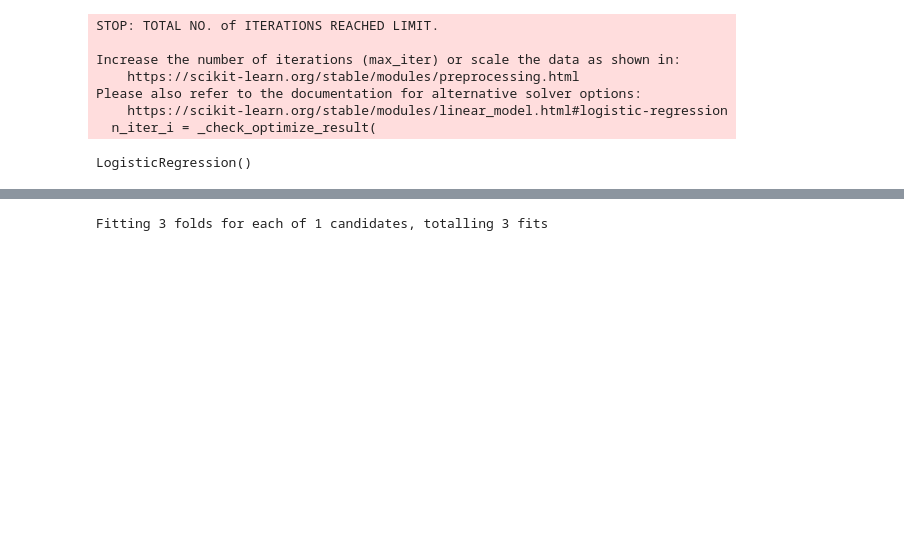
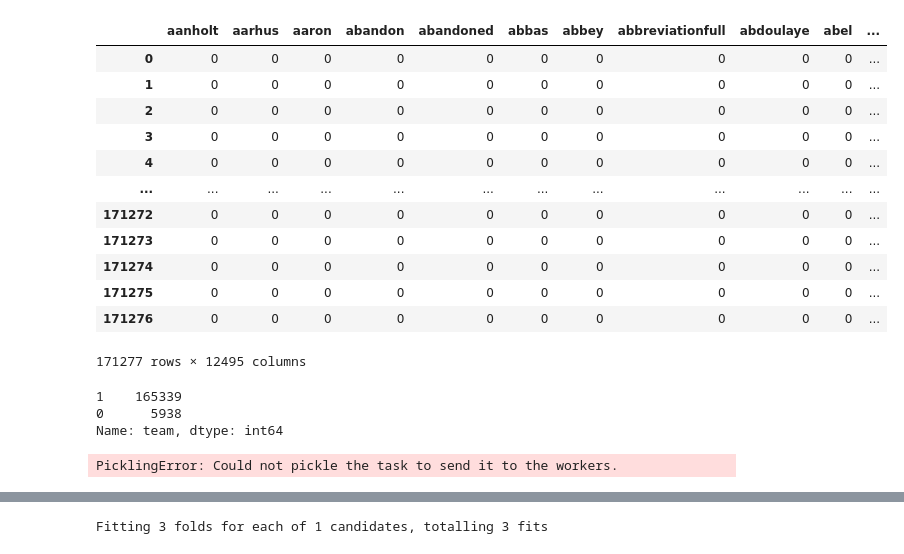
Before and after one commit to boay00/nlp-subreddits, a Jupyter notebook: 4-preprocessing-modelling/preprocessing-modeling.ipynb, the cells around one changed output, grey strips where cells are left out. Cells and saved outputs as stored; diff of their text form; code cells hidden in the pictures; blank space fills up the shorter version.

Commit message:
edits on models

```diff
--- a/4-preprocessing-modelling/preprocessing-modeling.ipynb
+++ b/4-preprocessing-modelling/preprocessing-modeling.ipynb
@@ -28,7 +78,11 @@ df = pd.concat((qpr, liv), axis = 0)
 # %%
-df.drop(columns = ['score', 'num_comments', 'id'], inplace = True)
+# df.drop(columns = ['score', 'num_comments', 'id'], inplace = True)
 # %%
 df['team'] = df.subreddit.replace({
-    'superhoops' : 0,
-    'LiverpoolFC' : 1
+    'LiverpoolFC' : 1,
+    'superhoops' : 0
 })
+# %%
+df['body'] = df['body'].str.replace('\d+', '') # for digits
+df['body'] = df['body'].str.replace(r'(\b\w{1,2}\b)', '') # for words
+df['body'] = df['body'].str.replace('[^\w\s]', '') # for punctuation
@@ -55,0 +148,22 @@ X_test_cv = cvec.transform(X_test)
+# %%
+X_train_cv
+# %% [output]
+|  | aanholt | aarhus | aaron | abandon | abandoned | abbas | abbey | abbreviationfull | abdoulaye | abel | ... |
+| 0 | 0 | 0 | 0 | 0 | 0 | 0 | 0 | 0 | 0 | 0 | ... |
+| 1 | 0 | 0 | 0 | 0 | 0 | 0 | 0 | 0 | 0 | 0 | ... |
+| 2 | 0 | 0 | 0 | 0 | 0 | 0 | 0 | 0 | 0 | 0 | ... |
+| 3 | 0 | 0 | 0 | 0 | 0 | 0 | 0 | 0 | 0 | 0 | ... |
+| 4 | 0 | 0 | 0 | 0 | 0 | 0 | 0 | 0 | 0 | 0 | ... |
+| ... | ... | ... | ... | ... | ... | ... | ... | ... | ... | ... | ... |
+| 171272 | 0 | 0 | 0 | 0 | 0 | 0 | 0 | 0 | 0 | 0 | ... |
+| 171273 | 0 | 0 | 0 | 0 | 0 | 0 | 0 | 0 | 0 | 0 | ... |
+| 171274 | 0 | 0 | 0 | 0 | 0 | 0 | 0 | 0 | 0 | 0 | ... |
+| 171275 | 0 | 0 | 0 | 0 | 0 | 0 | 0 | 0 | 0 | 0 | ... |
+| 171276 | 0 | 0 | 0 | 0 | 0 | 0 | 0 | 0 | 0 | 0 | ... |
+171277 rows × 12495 columns
+# %%
+y_train.value_counts()
+# %% [output]
+1    165339
+0      5938
+Name: team, dtype: int64
@@ -56,16 +174,9 @@ X_test_cv = cvec.transform(X_test)
 # %%
-logr = LogisticRegression()
+logr = LogisticRegression(n_jobs = -1)
 
 logr.fit(X_train_cv, y_train)
 # %% [output]
-STOP: TOTAL NO. of ITERATIONS REACHED LIMIT.
-
-Increase the number of iterations (max_iter) or scale the data as shown in:
-    https://scikit-learn.org/stable/modules/preprocessing.html
-Please also refer to the documentation for alternative solver options:
-    https://scikit-learn.org/stable/modules/linear_model.html#logistic-regression
-  n_iter_i = _check_optimize_result(
+PicklingError: Could not pickle the task to send it to the workers.
-LogisticRegression()
 # %%
 print(logr.score(X_train_cv, y_train))
 print(logr.score(X_test_cv, y_test))
```
Also changed, not shown: parts of 48 cells of this notebook, 29 other files.
